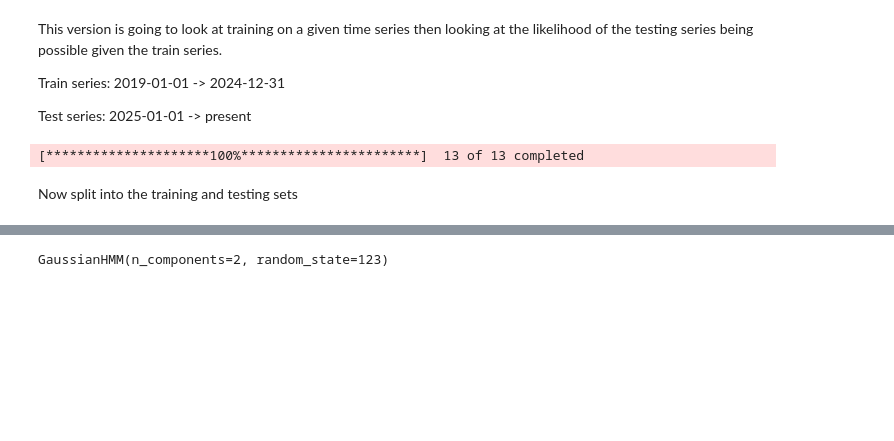
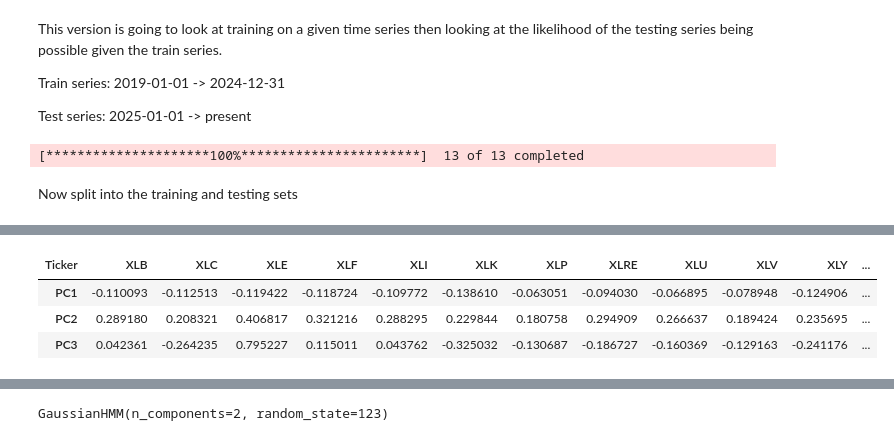
Before and after one commit to CampbelSoup/Regime-Classification-PCA-HMM-S-P500, a Jupyter notebook: traintest_pca_hmm.ipynb, the cells around one changed output, grey strips where cells are left out. Cells and saved outputs as stored; diff of their text form; code cells hidden in the pictures; blank space fills up the shorter version.

```diff
--- a/traintest_pca_hmm.ipynb
+++ b/traintest_pca_hmm.ipynb
@@ -60,0 +62,13 @@ latent_test.shape, latent_train.shape
+# %%
+Saved_PC = ["PC1", 'PC2', "PC3"]
+df_loadings = pd.DataFrame(
+    pca.components_,
+    columns = returns.columns,
+    index = Saved_PC
+)
+df_loadings.head()
+# %% [output]
+| Ticker | XLB | XLC | XLE | XLF | XLI | XLK | XLP | XLRE | XLU | XLV | XLY | ... |
+| PC1 | -0.110093 | -0.112513 | -0.119422 | -0.118724 | -0.109772 | -0.138610 | -0.063051 | -0.094030 | -0.066895 | -0.078948 | -0.124906 | ... |
+| PC2 | 0.289180 | 0.208321 | 0.406817 | 0.321216 | 0.288295 | 0.229844 | 0.180758 | 0.294909 | 0.266637 | 0.189424 | 0.235695 | ... |
+| PC3 | 0.042361 | -0.264235 | 0.795227 | 0.115011 | 0.043762 | -0.325032 | -0.130687 | -0.186727 | -0.160369 | -0.129163 | -0.241176 | ... |
```
Also changed, not shown: parts of 20 cells of this notebook, 1 other file.
